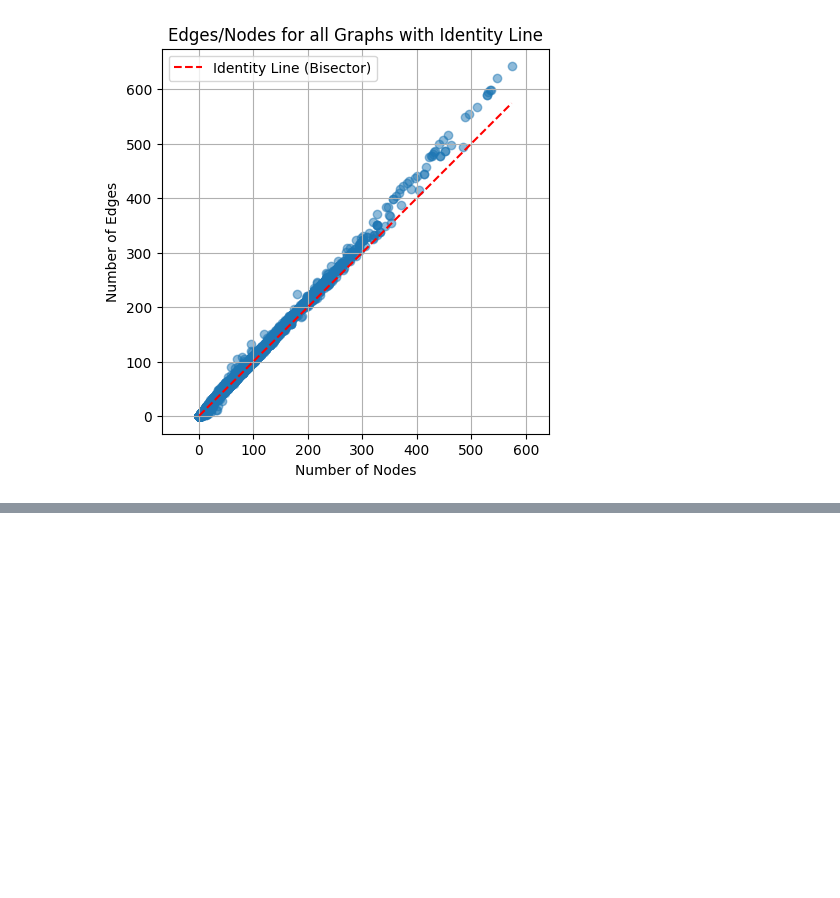
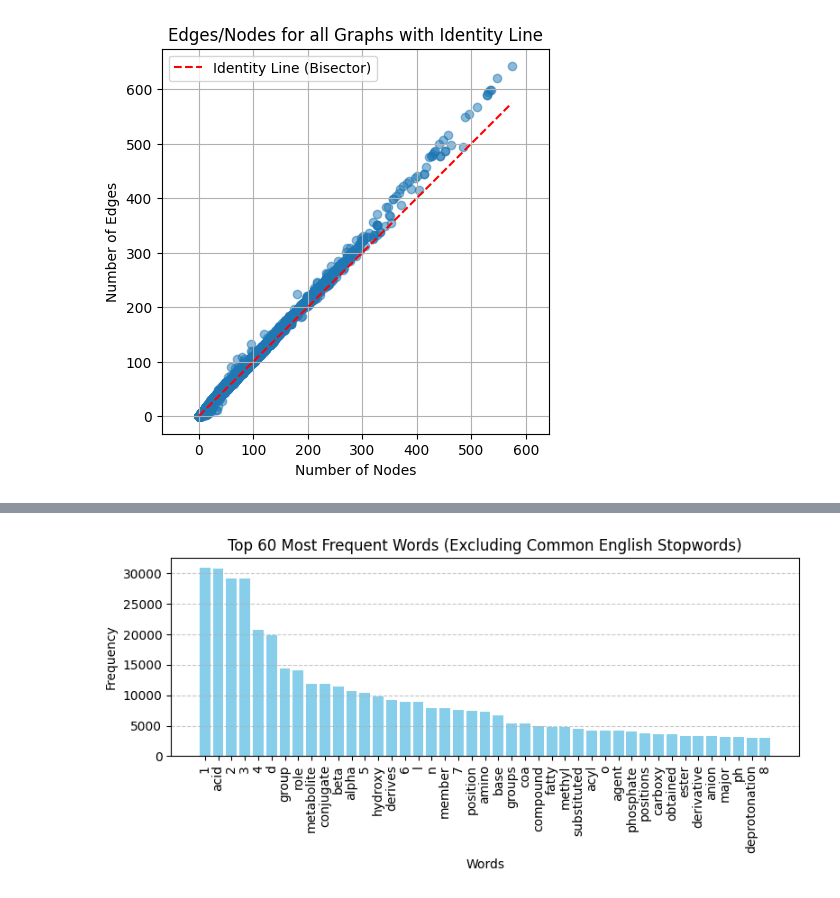
Before and after one commit to balthazarneveu/molecule-retrieval-using-nlp, a Jupyter notebook: dataset_exploration.ipynb, the cells around one changed output, grey strips where cells are left out. Saved outputs shown, nothing was run; the diff lists cells and outputs as text; code cells hidden in the pictures; blank space fills up the shorter version.

```diff
--- a/dataset_exploration.ipynb
+++ b/dataset_exploration.ipynb
@@ -487,0 +563,20 @@ plt.show()
+# %%
+# List of common English stopwords
+stop_words = {
+    "i", "me", "my", "myself", "we", "our", "ours", "ourselves", "you", "your", "yours", "yourself", "yourselves",
+    "he", "him", "his", "himself", "she", "her", "hers", "herself", "it", "its", "itself", "they", "them", "their",
+    "theirs", "themselves", "what", "which", "who", "whom", "this", "that", "these", "those", "am", "is", "are", "was",
+    "were", "be", "been", "being", "have", "has", "had", "having", "do", "does", "did", "doing", "a", "an", "the", "and",
+    "but", "if", "or", "because", "as", "until", "while", "of", "at", "by", "for", "with", "about", "against", "between",
+    "into", "through", "during", "before", "after", "above", "below", "to", "from", "up", "down", "in", "out", "on", "off",
+    "over", "under", "again", "further", "then", "once", "here", "there", "when", "where", "why", "how", "all", "any", "both",
+    "each", "few", "more", "most", "other", "some", "such", "no", "nor", "not", "only", "own", "same", "so", "than", "too",
+    "very", "s", "t", "can", "will", "just", "don", "should", "now"
+}
+
+# Filter out non-stopwords among the most frequent words
+filtered_most_common_words = [(word, freq) for word, freq in most_common_words if word.lower() not in stop_words]
+
+print(f"Non-basic English words among the {top_words_nb} most frequent words:")
+for word, freq in filtered_most_common_words:
+    print(f"{word}: {freq} occurrences")
@@ -487,0 +601,17 @@ plt.show()
+# %%
+# Extract non-basic English words among the most frequent words
+filtered_words = [word for word, _ in filtered_most_common_words]
+filtered_freq = [freq for _, freq in filtered_most_common_words]
+
+# Plot bar chart
+plt.figure(figsize=(8, 4))
+plt.bar(filtered_words, filtered_freq, color='skyblue')
+plt.title(f'Top {top_words_nb} Most Frequent Words (Excluding Common English Stopwords)')
+plt.xlabel('Words')
+plt.ylabel('Frequency')
+plt.xticks(rotation=90)
+plt.grid(axis='y', linestyle='--', alpha=0.7)
+plt.tight_layout()
+plt.show()
+# %% [output]
+[figure, added]
```
Also changed, not shown: parts of 15 cells of this notebook, 1 other file.
